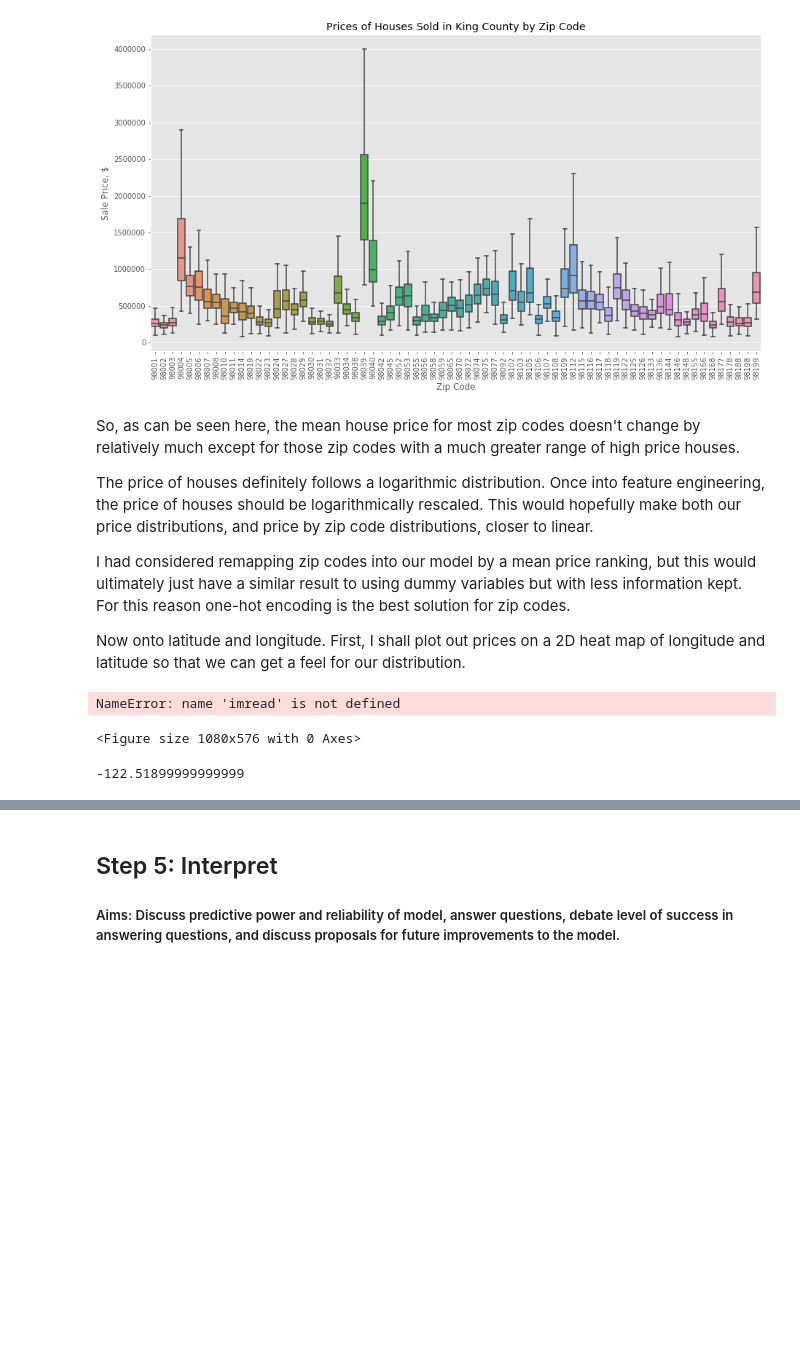
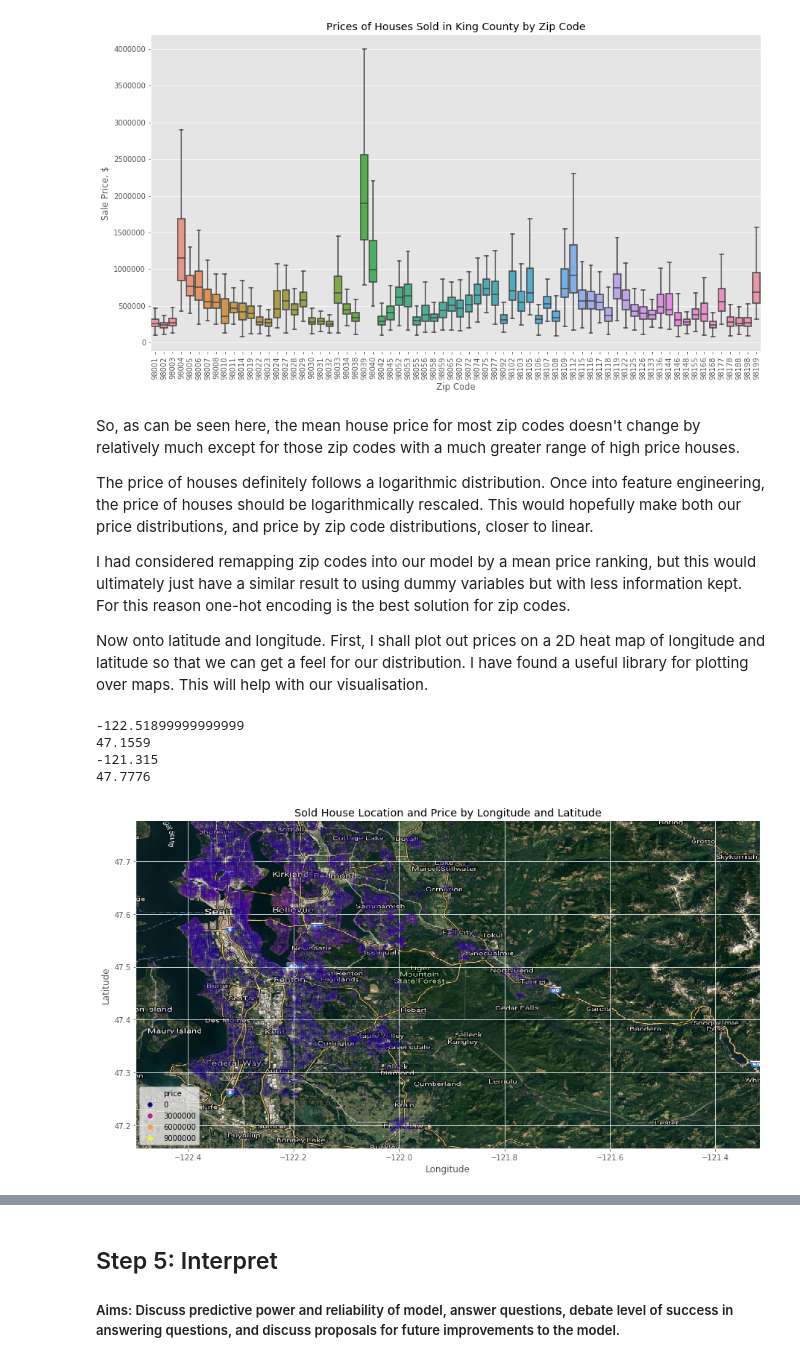
Before and after one commit to MatthewCFreeman/Project-1-KC-Housing-Data, a Jupyter notebook: Project-1-Notebook.ipynb, the cells around one changed output, grey strips where cells are left out. Drawn from its saved outputs; the diff is of its cells as text; code cells hidden in the pictures; blank space fills up the shorter version.

```diff
--- a/Project-1-Notebook.ipynb
+++ b/Project-1-Notebook.ipynb
@@ -546,7 +548,7 @@ Now I shall add this data (lot15_ratio), remove sqft_lot15, and remove the other
 # %%
 kc_df_mcf = kc_df.drop(['sqft_lot15','sqft_living','sqft_living15','sqft_above'], axis=1)
 # New dataframe will have multicollinearity problems removed.
-kc_df_mcf.lot15_ratio = lot15_ratio
+kc_df_mcf['lot15_ratio'] = lot15_ratio
 # New dataframe has information on neighbourhood comparison added to it.
 # %% [markdown]
 <br><br>
@@ -572,4 +574,4 @@ The price of houses definitely follows a logarithmic distribution. Once into fea
 
 I had considered remapping zip codes into our model by a mean price ranking, but this would ultimately just have a similar result to using dummy variables but with less information kept. For this reason one-hot encoding is the best solution for zip codes.
 
-Now onto latitude and longitude. First, I shall plot out prices on a 2D heat map of longitude and latitude so that we can get a feel for our distribution.
+Now onto latitude and longitude. First, I shall plot out prices on a 2D heat map of longitude and latitude so that we can get a feel for our distribution. I have found a useful library for plotting over maps. This will help with our visualisation.
@@ -578,19 +578,31 @@ import scipy.misc
+# %%
+# Import special library for putting images into plots
+from imageio import imread
+# Find boundary coordinates.
+print(min(kc_df_mcf.long))
+print(min(kc_df_mcf.lat))
+print(max(kc_df_mcf.long))
+print(max(kc_df_mcf.lat))
+# %% [output]
+-122.51899999999999
+47.1559
+-121.315
+47.7776
 # %%
-fig = plt.figure(figsize = (15,8))
+# Create plot.
+fig = plt.figure(figsize = (15,24))
 x = kc_df_mcf.long
 y = kc_df_mcf.lat
 hue = kc_df_mcf.price
+# Below we read in a picture I saved into the repository courtesy of Google Maps. Found using the boundary coordinates.
 img = imread('King County Google Maps.PNG')
-plt.imshow(img, zorder=0, extent=[0.5, 8.0, 1.0, 7.0])
-fig = sns.scatterplot(x=x, y=y, hue=hue, alpha=0.1, marker="+")
+# Start with scatter plot, plus sign markers and some transparency.
+fig = sns.scatterplot(x=x, y=y, hue=hue, alpha=0.2, marker="+", palette='plasma')
+# Adjust the image to show up on correct coordinates.
+plt.imshow(img, zorder=0, extent=[-122.4990, -121.3150, 47.1559, 47.7776])
 plt.title('Sold House Location and Price by Longitude and Latitude')
 plt.xlabel("Longitude")
 plt.ylabel('Latitude')
 plt.show()
 # %% [output]
-NameError: name 'imread' is not defined
-<Figure size 1080x576 with 0 Axes>
+[figure, added]
-# %%
-min(x)
-# %% [output]
--122.51899999999999
```
Also changed, not shown: parts of 27 cells of this notebook.
